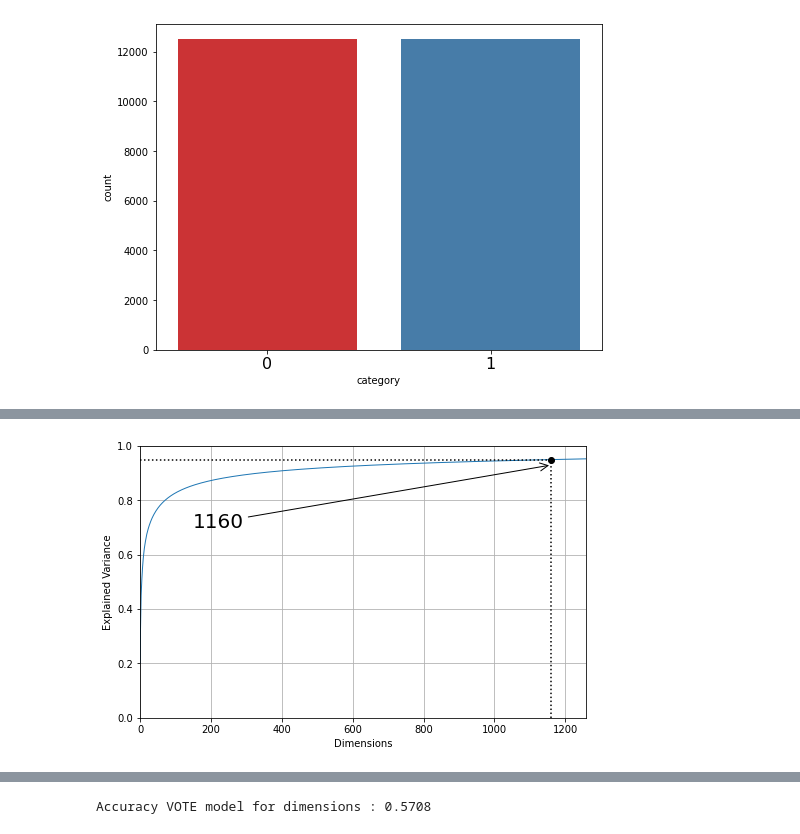
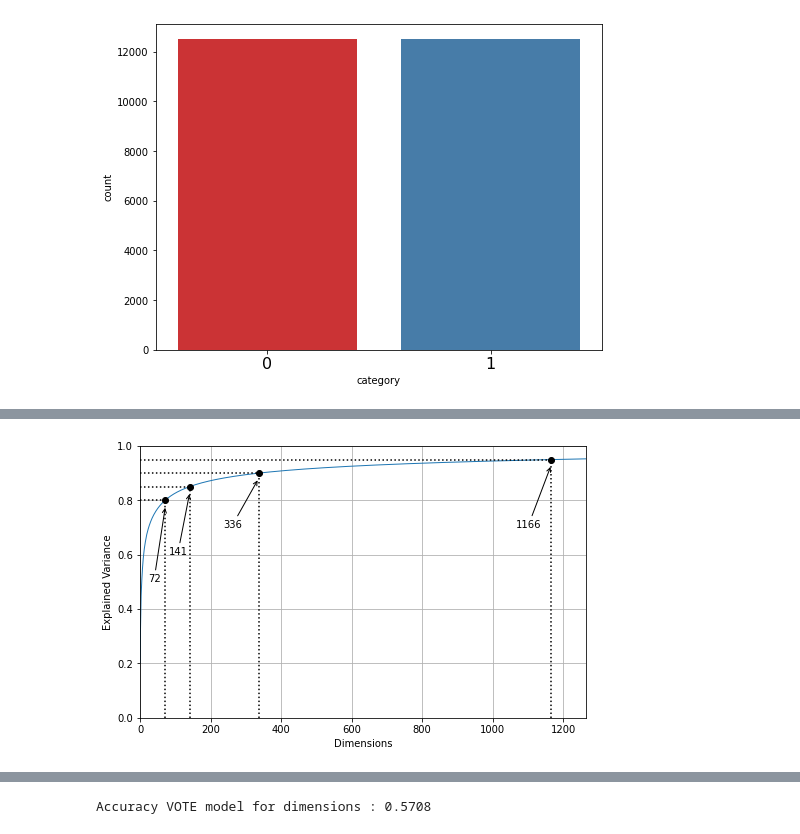
Before and after one commit to noamya-sh/Final-project-SemesterB, a Jupyter notebook: Dogs Vs Cats.ipynb, the cells around one changed output, grey strips where cells are left out. Saved outputs shown, nothing was run; the diff lists cells and outputs as text; code cells hidden in the pictures.

```diff
--- a/Dogs Vs Cats.ipynb
+++ b/Dogs Vs Cats.ipynb
@@ -139,21 +136,35 @@ plt.show()
 # %%
-from sklearn.decomposition import PCA
-pca = PCA()
-pca.fit(x_train)
-cumsum = np.cumsum(pca.explained_variance_ratio_)
 d = np.argmax(cumsum >= 0.95) + 1
+d2 = np.argmax(cumsum >= 0.9) + 1
+d3 = np.argmax(cumsum >= 0.85) + 1
+d4 = np.argmax(cumsum >= 0.8) + 1
 plt.figure(figsize=(8,5))
 plt.plot(cumsum, linewidth=1)
 plt.axis([0, d+100, 0, 1])
 plt.xlabel("Dimensions")
 plt.ylabel("Explained Variance")
 plt.plot([d, d], [0, 0.95], "k:")
 plt.plot([0, d], [0.95, 0.95], "k:")
 plt.plot(d, 0.95, "ko")
-plt.annotate(d, xy=(d, 0.93), xytext=(150, 0.7),
-             arrowprops=dict(arrowstyle="->"), fontsize=20)
+plt.annotate(d, xy=(d, 0.93), xytext=(d-100, 0.7),
+             arrowprops=dict(arrowstyle="->"), fontsize=10)
+plt.plot([d2, d2], [0, 0.9], "k:")
+plt.plot([0, d2], [0.9, 0.9], "k:")
+plt.plot(d2, 0.9, "ko")
+plt.annotate(d2, xy=(d2, 0.88), xytext=(d2-100, 0.7),
+             arrowprops=dict(arrowstyle="->"), fontsize=10)
+plt.plot([d3, d3], [0, 0.85], "k:")
+plt.plot([0, d3], [0.85, 0.85], "k:")
+plt.plot(d3, 0.85, "ko")
+plt.annotate(d3, xy=(d3, 0.83), xytext=(d3-60, 0.6),
+             arrowprops=dict(arrowstyle="->"), fontsize=10)
+plt.plot([d4, d4], [0, 0.8], "k:")
+plt.plot([0, d4], [0.8, 0.8], "k:")
+plt.plot(d4, 0.8, "ko")
+plt.annotate(d4, xy=(d4, 0.78), xytext=(d4-50, 0.5),
+             arrowprops=dict(arrowstyle="->"), fontsize=10)
 plt.grid(True)
 
 plt.show()
 # %% [output]
-[figure, old version]
+[figure, new version]
```
Also changed, not shown: parts of 36 cells of this notebook.
